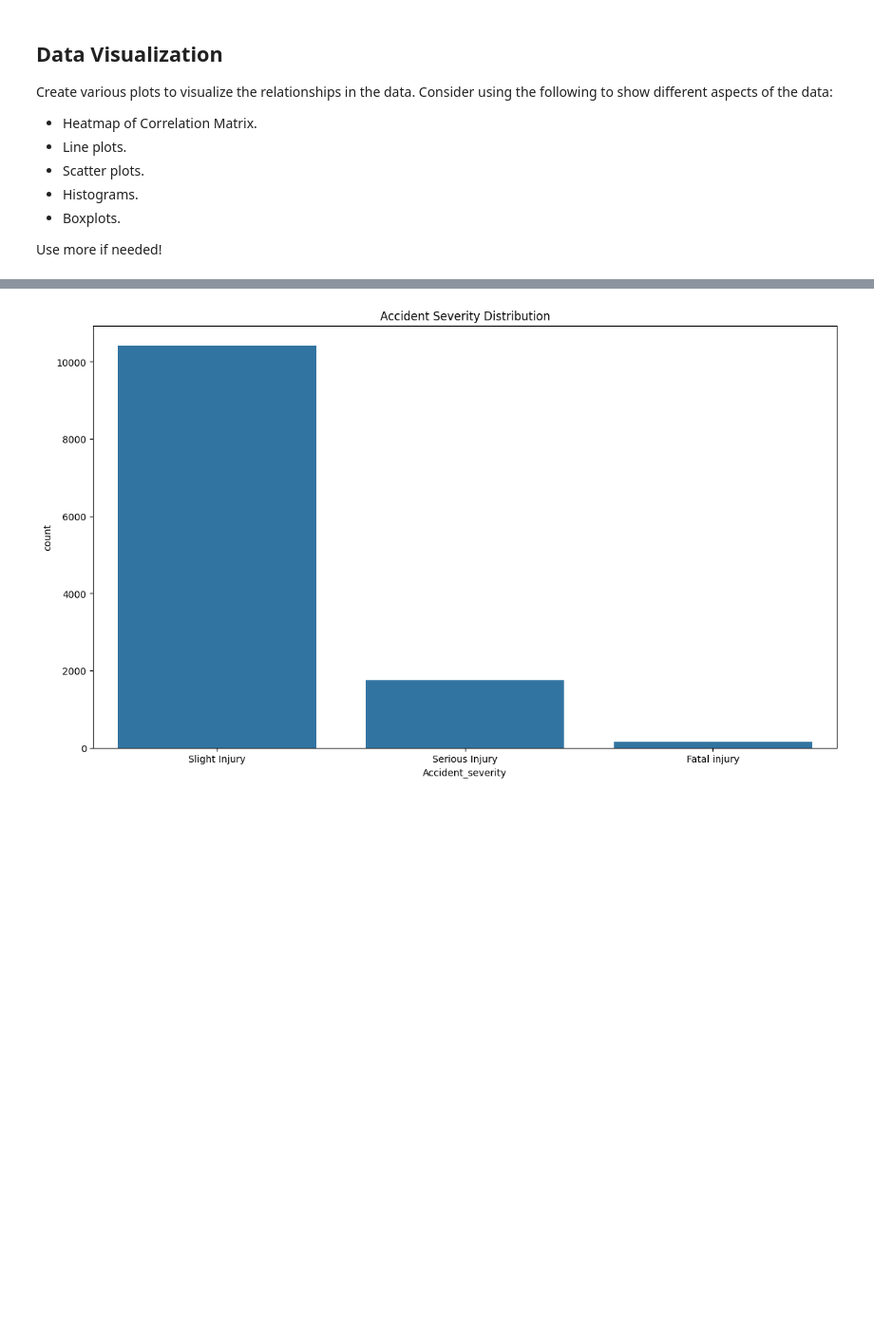
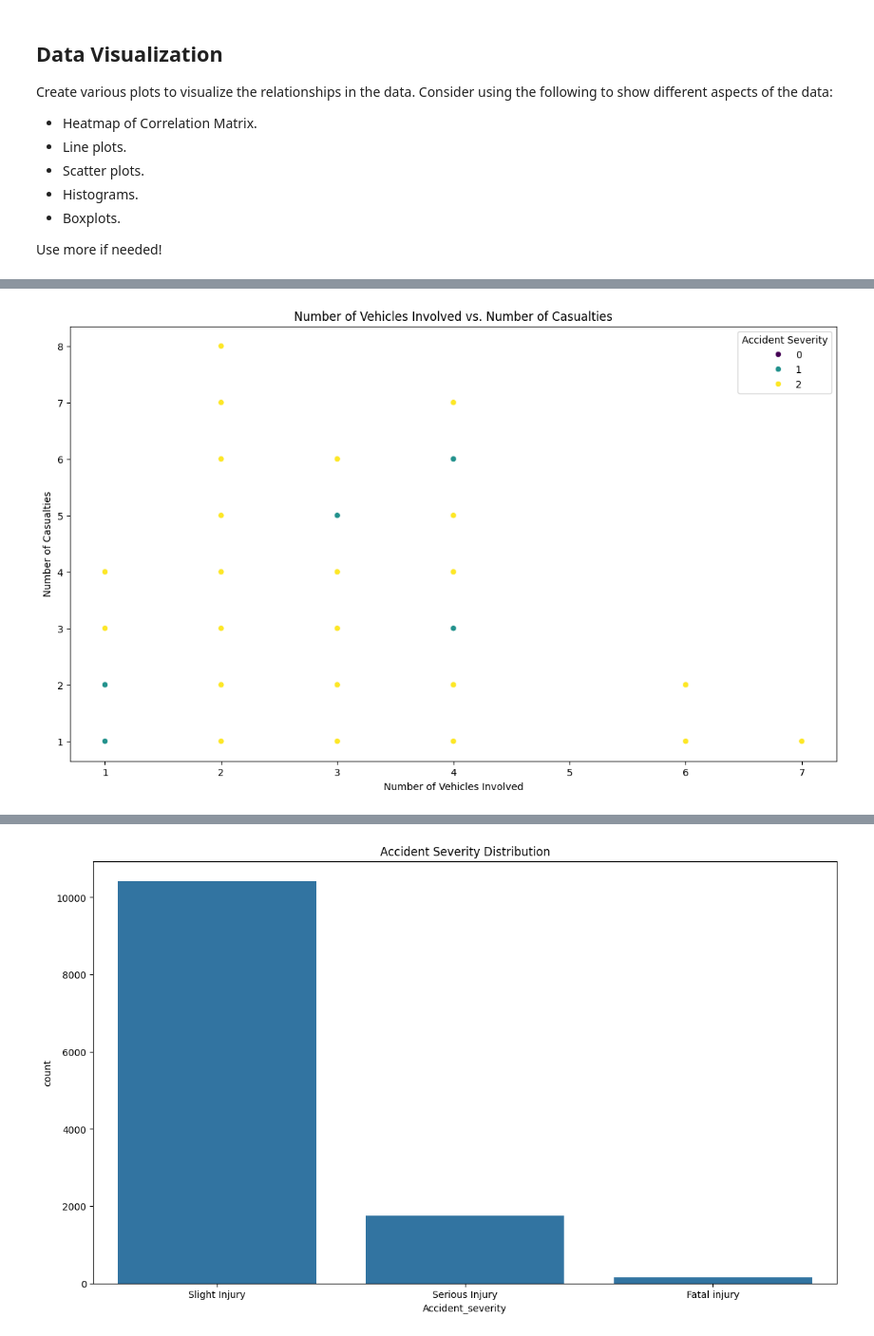
Before and after one commit to 7atemAlawwad/T5, a Jupyter notebook: Weekly_Project.ipynb, the cells around one changed output, grey strips where cells are left out. Shown at 95% size. Cells and saved outputs as stored; diff of their text form; code cells hidden in the pictures; blank space fills up the shorter version.

```diff
--- a/Weekly_Project.ipynb
+++ b/Weekly_Project.ipynb
@@ -138,0 +151,10 @@ Use more if needed!
+# %%
+plt.figure(figsize=(14, 8))
+sns.scatterplot(data=df, x='Number_of_vehicles_involved', y='Number_of_casualties', hue='Accident_severity', palette='viridis')
+plt.title('Number of Vehicles Involved vs. Number of Casualties')
+plt.xlabel('Number of Vehicles Involved')
+plt.ylabel('Number of Casualties')
+plt.legend(title='Accident Severity')
+plt.show()
+# %% [output]
+[figure, added]
```
Also changed, not shown: parts of 3 cells of this notebook.
